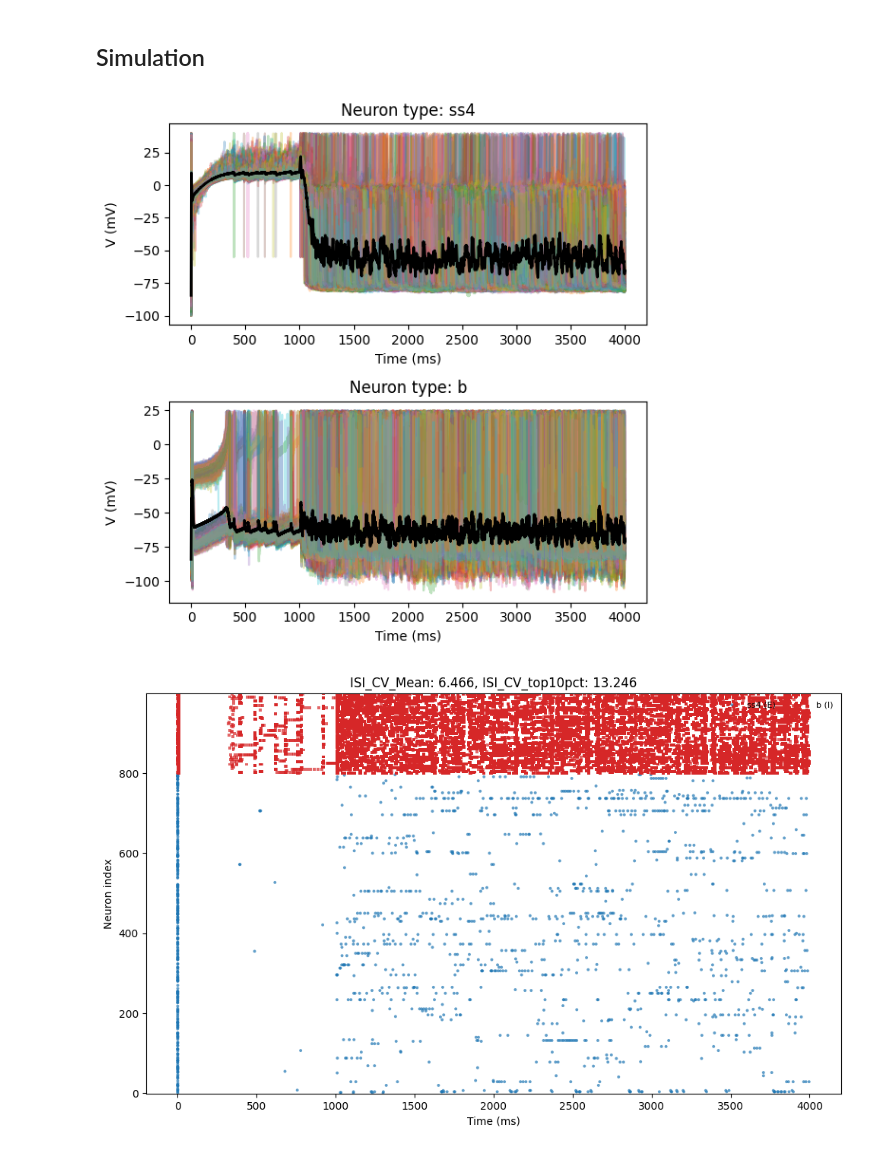
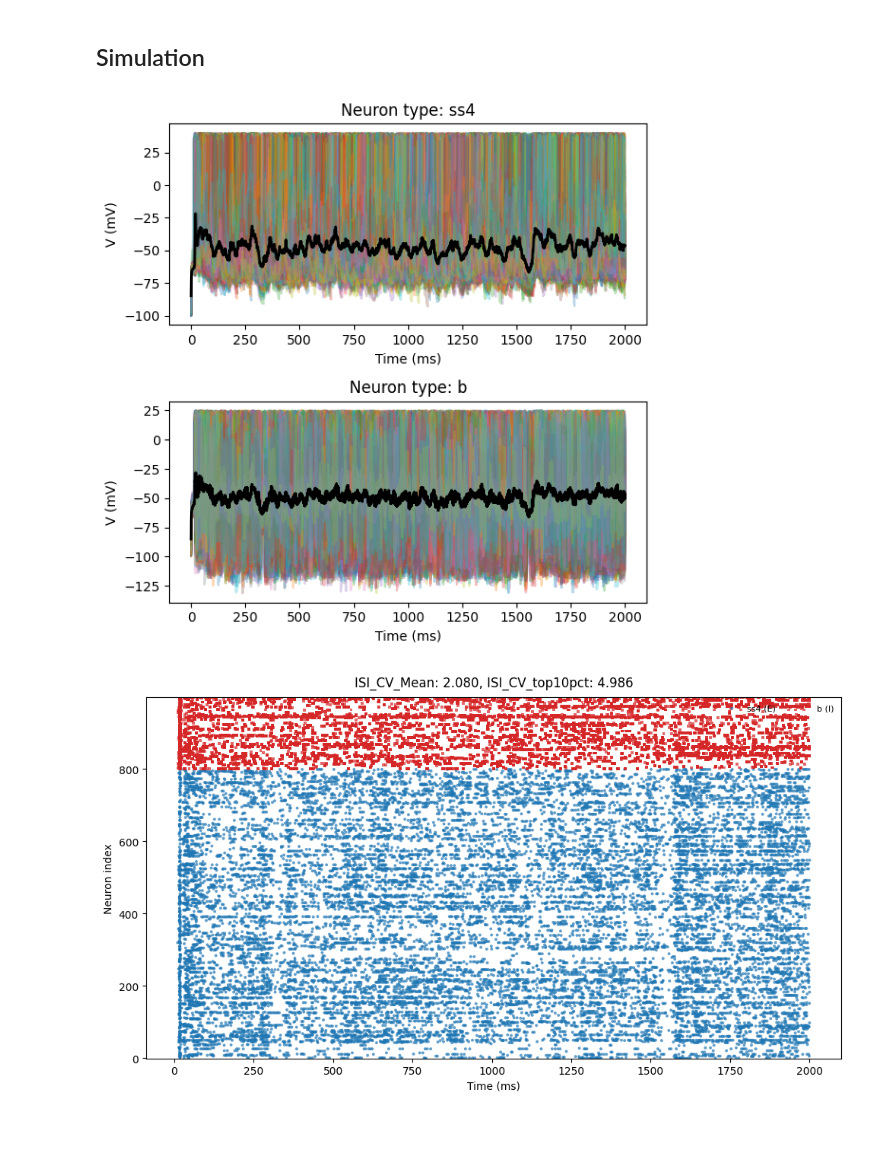
Before and after one commit to Dalsaetra/NeuroSimV3, a Jupyter notebook: python/week4/ssai.ipynb, the cells around one changed output. Saved outputs shown, nothing was run; the diff lists cells and outputs as text; code cells hidden in the pictures.

```diff
--- a/python/week4/ssai.ipynb
+++ b/python/week4/ssai.ipynb
@@ -44,33 +46,43 @@ G = nx.DiGraph()
 
 rng = np.random.default_rng(seed)
 
-# Add 1000 nodes
-for i in range(1000):
+
+n_neurons = int(1000 * 1.0)
+
+I_percent = 0.2
+
+n_excitatory = int(n_neurons * (1 - I_percent))
+
+density = 0.1
+
+# Add n_neurons nodes
+for i in range(n_neurons):
     G.add_node(i)
 
-# Assign 800 nodes as excitatory and 200 as inhibitory
-# excitatory_nodes = random.sample(range(1000), 800)
-for i in range(800):
+# Assign excitatory and inhibitory neurons
+# excitatory_nodes = random.sample(range(n_neurons), n_excitatory)
+
+for i in range(n_excitatory):
         G.nodes[i]['inhibitory'] = False
         G.nodes[i]['ntype'] = excitatory_type
         G.nodes[i]['layer'] = 0
 
-for i in range(800, 1000):
+for i in range(n_excitatory, n_neurons):
         G.nodes[i]['inhibitory'] = True
         G.nodes[i]['ntype'] = inhibitory_type
         G.nodes[i]['layer'] = 0
 
 # For each node, draw m outgoing edges to random nodes
-n_out = 150
-for i in range(1000):
-    targets = rng.choice(range(1000), n_out, replace=False)
+n_out = int(n_neurons * density)
+for i in range(n_neurons):
+    targets = rng.choice(range(n_neurons), n_out, replace=False)
     for target in targets:
         if G.nodes[i]['inhibitory']:
             weight = J_I
-            delay = max(0.1, rng.normal(1.5, 0.3))
+            delay = max(0.1, rng.normal(delay_mean_I, delay_std_I))
         else:
             weight = J_E
-            delay = max(0.1, rng.normal(delay_mean, delay_std))
+            delay = max(0.1, rng.normal(delay_mean_E, delay_std_E))
         G.add_edge(i, target, weight=weight, distance=delay)
 # %%
 # Redistribute lognormally
@@ -107,7 +119,7 @@ connectome = Connectome(max_synapses, pop)
 connectome.nx_to_connectome(G)
 # %%
 nmda_weight = np.ones(connectome.neuron_population.n_neurons, dtype=float)
-nmda_weight[pop.inhibitory_mask.astype(bool)] = 0.959685703507305
+nmda_weight[pop.inhibitory_mask.astype(bool)] = 0.959685703507305 * 0.5
 # Invert to make excitatory neurons have NMDA weight 1, inhibitory 0
 # nmda_weight
 # %% [markdown]
@@ -125,35 +137,35 @@ state0 = (Vs,
           spikes.copy(),
           Ts.copy())
 
 # sim = Simulation(connectome, dt, stepper_type="simple", state0=state0,
 #                  enable_plasticity=False)
 sim = Simulation(connectome, dt, stepper_type="euler_det", state0=state0,
                  enable_plasticity=False, synapse_kwargs={"LT_scale": 1.0, "NMDA_weight": nmda_weight}, synapse_type="standard",
                  enable_debug_logger=True)
 
 # rate = np.zeros(n_neurons)
 poisson = PoissonInput(n_neurons, rate=v_ext, amplitude=2.44625509556019)
 
 from tqdm import tqdm
 
-for i in tqdm(range(10000)):
+for i in tqdm(range(5000)):
     sensory_spikes = poisson(dt)
     sensory_spikes[pop.inhibitory_mask.astype(bool)] = False
     sim.step(spike_ext=sensory_spikes)
     # sim.step()
 
-for i in tqdm(range(30000)):
+for i in tqdm(range(15000)):
     sim.step()
 
 sim.plot_voltage_per_type(figsize=(6, 6))
 
 stats = sim.stats.compute_metrics(dt, bin_ms_participation=300)
 
 isi_mean = stats['ISI_CV_mean']
 isi_top = stats["ISI_CV_mean_top10pct"]
 
 sim.plot_spike_raster(figsize=(10, 6), title=f"ISI_CV_Mean: {isi_mean:.3f}, ISI_CV_top10pct: {isi_top:.3f}", t_start_ms=0.0, t_stop_ms=9000.0)
 # %% [output]
-[figure, old version]
+[figure, new version]
-[figure, old version]
+[figure, new version]
 # %%
```
Also changed, not shown: parts of 5 cells of this notebook, 2 other files.
